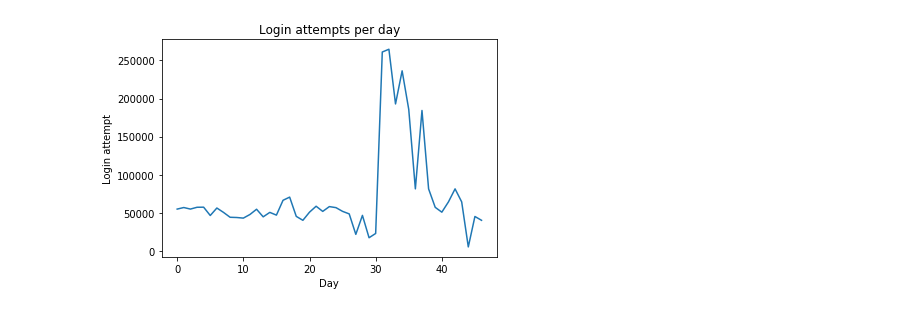
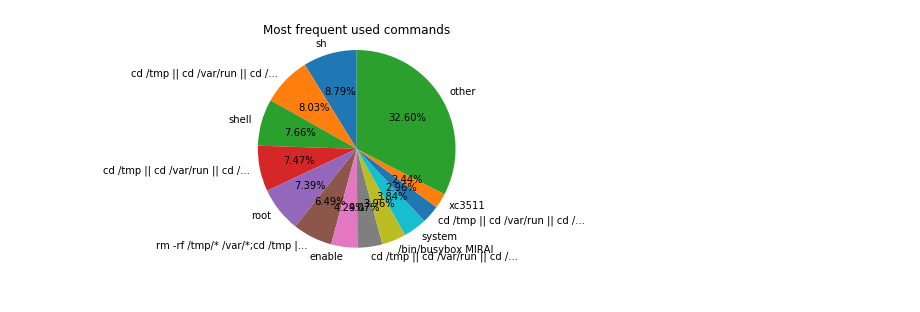
Before and after one commit to kahraman11/EOS2019, a Jupyter notebook: Block 2/Block 2.ipynb, the cells around one changed output. Cells and saved outputs as stored; diff of their text form; code cells hidden in the pictures.

Commit message:
Added plots

```diff
--- a/Block 2/Block 2.ipynb
+++ b/Block 2/Block 2.ipynb
@@ -25,7 +25,7 @@ def read_data(path: str) -> pd.DataFrame:
                    header=None,
                    names=["Timestamp", "Src IP", "Src Port", "Dest IP", "Dest Port", "Commandlist"],
                    index_col=False)
-    df['processed-cl'] = df['Commandlist'].apply(parse_command_string)
+    df['Commandlist'] = df['Commandlist'].apply(parse_command_string)
     return df
 
 def login_attempts(data: pd.DataFrame) -> pd.Series:
@@ -99,14 +99,14 @@ def command_counts(data: pd.DataFrame) -> pd.Series:
     result = []
     for i in range(len(data['Commandlist'])):
 #         result = combine_value_counts(result, command_frequencies(data['processed-cl'][i]))
-        result.extend(data['processed-cl'][i])
+        result.extend(data['Commandlist'][i])
     return pd.Series(result).value_counts()
 
 def login_counts(data: pd.DataFrame) -> pd.Series:
     """ Returns values counts of login attempts """
     result = []
     for i in range(len(data['Commandlist'])):
-        result.append(login_credentials(data['processed-cl'][i]))
+        result.append(login_credentials(data['Commandlist'][i]))
     return pd.Series(result).value_counts()
 # %%
 data = read_data(files[0])
@@ -145,11 +121,11 @@ dtype: int64
 # %%
 # logins = []
 # src_ips = pd.Series()
+# src_ports = pd.Series()
 # dst_ips = pd.Series()
-# src_ports = pd.Series()
 # dst_ports = pd.Series()
-creds = pd.Series()
-# commands = pd.Series()
+# creds = pd.Series()
+commands = pd.Series()
 
 for f in files:
     print("Reading file:", f)
@@ -165,8 +141,8 @@ for f in files:
 #     dst_ips = combine_value_counts(dst_ips, dest_ip_counts(data))  # append dst ip counts of this day
 #     dst_ports = combine_value_counts(dst_ports, dest_port_counts(data))  # append dst port counts of this day
 
-    creds = combine_value_counts(creds, login_counts(data).head(20)).head(50)  # append login counts of this day
-#     commands = combine_value_counts(commands, command_counts(data))  # append command counts of this day
+#     creds = combine_value_counts(creds, login_counts(data))  # append login counts of this day
+    commands = combine_value_counts(commands, command_counts(data)).sort_values(ascending=False).head(250)  # append command counts of this day
 # %% [output]
 Reading file: ./data/cmds_sequence_2016-07-01.csv
 Reading file: ./data/cmds_sequence_2016-07-02.csv
@@ -189,90 +165,117 @@ Reading file: ./data/cmds_sequence_2016-09-10.csv
 # %%
 logins_plot = False
 src_ips_plot = False
+src_ports_plot = False
 dst_ips_plot = False
-src_ports_plot = False
 dst_ports_plot = False
 creds_plot = False
-commands_plot = False
+commands_plot = True
 
 # Logins plot
 if logins_plot:
-    xs = np.arange(0, len(ys))
+    xs = np.arange(0, len(logins))
     plt.ylabel("Login attempt")
     plt.xlabel("Day")
     plt.title("Login attempts per day")
-    plt.plot(xs, ys)
+    plt.plot(xs, logins)
+    plt.tight_layout()
     plt.savefig("logins_plot.png", dpi=400)
+    plt.show()
 
 # Source IPs plot
 if src_ips_plot:
-    labels = src_ips.index.tolist()
-    values = src_ips.tolist()
+    src_ips = src_ips.sort_values(ascending=False)
+    src_ips_top = src_ips.iloc[:4]
+    labels = src_ips_top.index.tolist() + ["other"]
+    values = src_ips_top.tolist() + [src_ips.iloc[4:].sum()]
 
     fig1, ax1 = plt.subplots()
     ax1.pie(values, labels=labels, autopct='%1.2f%%', startangle=90)
     ax1.axis('equal')  # Equal aspect ratio ensures that pie is drawn as a circle.
 
+    plt.title("Most frequent source IPs")
+    plt.savefig("src_ip_plot.png", dpi=400)
     plt.show()
-    plt.savefig("src_ip_plot.png", dpi=400)
 
-# Soure port plot
+# Source port plot
 if src_ports_plot:
-    labels = src_ports.index.tolist()
-    values = src_ports.tolist()
+    src_ports = src_ports.sort_values(ascending=False)
+    src_ports_top = src_ports.iloc[:8]
+    labels = src_ports_top.index.tolist() + ["other"]
+    values = src_ports_top.tolist() + [src_ports.iloc[8:].sum()]
 
     fig1, ax1 = plt.subplots()
     ax1.pie(values, labels=labels, autopct='%1.2f%%', startangle=90)
     ax1.axis('equal')  # Equal aspect ratio ensures that pie is drawn as a circle.
 
+    plt.title("Most frequent source ports")
+    plt.savefig("src_port_plot.png", dpi=400)
     plt.show()
-    plt.savefig("src_port_plot.png", dpi=400)
 
 # Destination IPs plot
 if dst_ips_plot:
-    labels = dst_ips.index.tolist()
-    values = dst_ips.tolist()
+    dst_ips = dst_ips.sort_values(ascending=False)
+    dst_ips_top = dst_ips.iloc[:4]
+    labels = dst_ips_top.index.tolist() + ["other"]
+    values = dst_ips_top.tolist() + [dst_ips.iloc[4:].sum()]
 
     fig1, ax1 = plt.subplots()
     ax1.pie(values, labels=labels, autopct='%1.2f%%', startangle=90)
     ax1.axis('equal')  # Equal aspect ratio ensures that pie is drawn as a circle.
 
+    plt.title("Most frequent destination IPs")
+    plt.savefig("dst_ip_plot.png", dpi=400)
     plt.show()
-    plt.savefig("dst_ip_plot.png", dpi=400)
 
 # Destination port plot
 if dst_ports_plot:
-    labels = dst_ports.index.tolist()
-    values = dst_ports.tolist()
+    dst_ports = dst_ports.sort_values(ascending=False)
+    dst_ports_top = dst_ports.iloc[:8]
+    labels = dst_ports_top.index.tolist()
+    values = dst_ports_top.tolist()
 
     fig1, ax1 = plt.subplots()
     ax1.pie(values, labels=labels, autopct='%1.2f%%', startangle=90)
     ax1.axis('equal')  # Equal aspect ratio ensures that pie is drawn as a circle.
 
+    plt.title("Most frequent destination ports")
+    plt.savefig("dst_port_plot.png", dpi=400)
     plt.show()
-    plt.savefig("dst_port_plot.png", dpi=400)
 
 # Credentials plot
 if creds_plot:
-    labels = creds.index.tolist()
-    values = creds.tolist()
+    creds = creds.sort_values(ascending=False)
+    creds_top = creds.iloc[:8]
+    labels = creds_top.index.tolist() + ["other"]
+    values = creds_top.tolist() + [creds.iloc[8:].sum()]
 
     fig1, ax1 = plt.subplots()
     ax1.pie(values, labels=labels, autopct='%1.2f%%', startangle=90)
     ax1.axis('equal')  # Equal aspect ratio ensures that pie is drawn as a circle.
 
+    plt.title("Most frequent used credentials")
+    plt.savefig("creds_plot.png", dpi=400)
     plt.show()
-    plt.savefig("creds_plot.png", dpi=400)
 
 # Commands plot
 if commands_plot:
-    labels = commands.index.tolist()
-    values = commands.tolist()
+    commands = commands.sort_values(ascending=False)
+    commands_top = commands.iloc[:12]
+
+    labels = commands_top.index.tolist() + ["other"]
+    values = commands_top.tolist() + [commands.iloc[12:].sum()]
+
+    for i in range(len(labels)):
+        print(values[i], labels[i])
+        if len(labels[i]) > 30:
+            labels[i] = labels[i][:30] + "..."
+
 
     fig1, ax1 = plt.subplots()
     ax1.pie(values, labels=labels, autopct='%1.2f%%', startangle=90)
     ax1.axis('equal')  # Equal aspect ratio ensures that pie is drawn as a circle.
 
+    plt.title("Most frequent used commands")
+    plt.savefig("commands_plot.png", dpi=400)
     plt.show()
-    plt.savefig("commands_plot.png", dpi=400)
 # %% [output]
@@ -279 +295 @@ if commands_plot:
-[figure, old version]
+[figure, new version]
```
Also changed, not shown: parts of 4 cells of this notebook, 8 other files.
